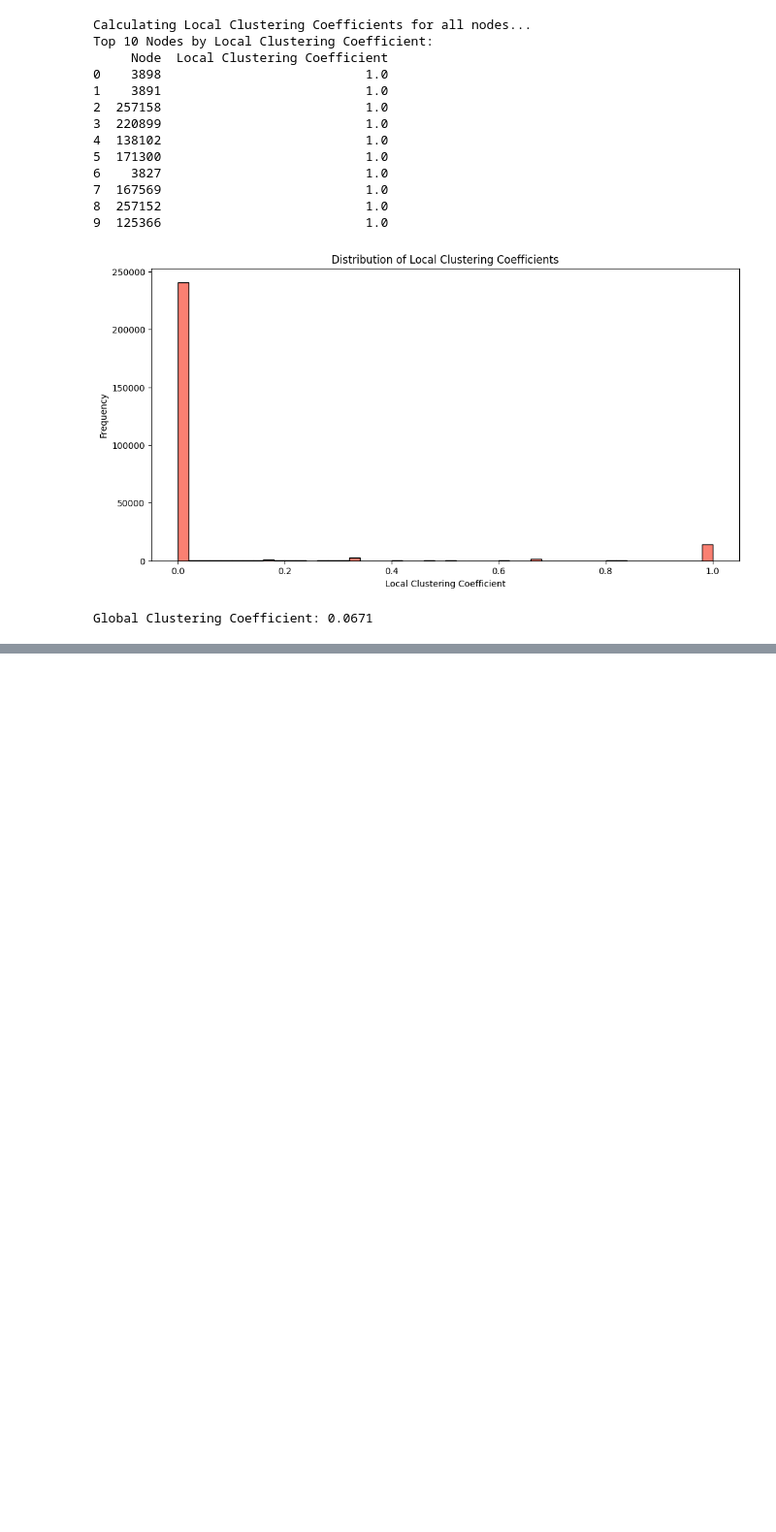
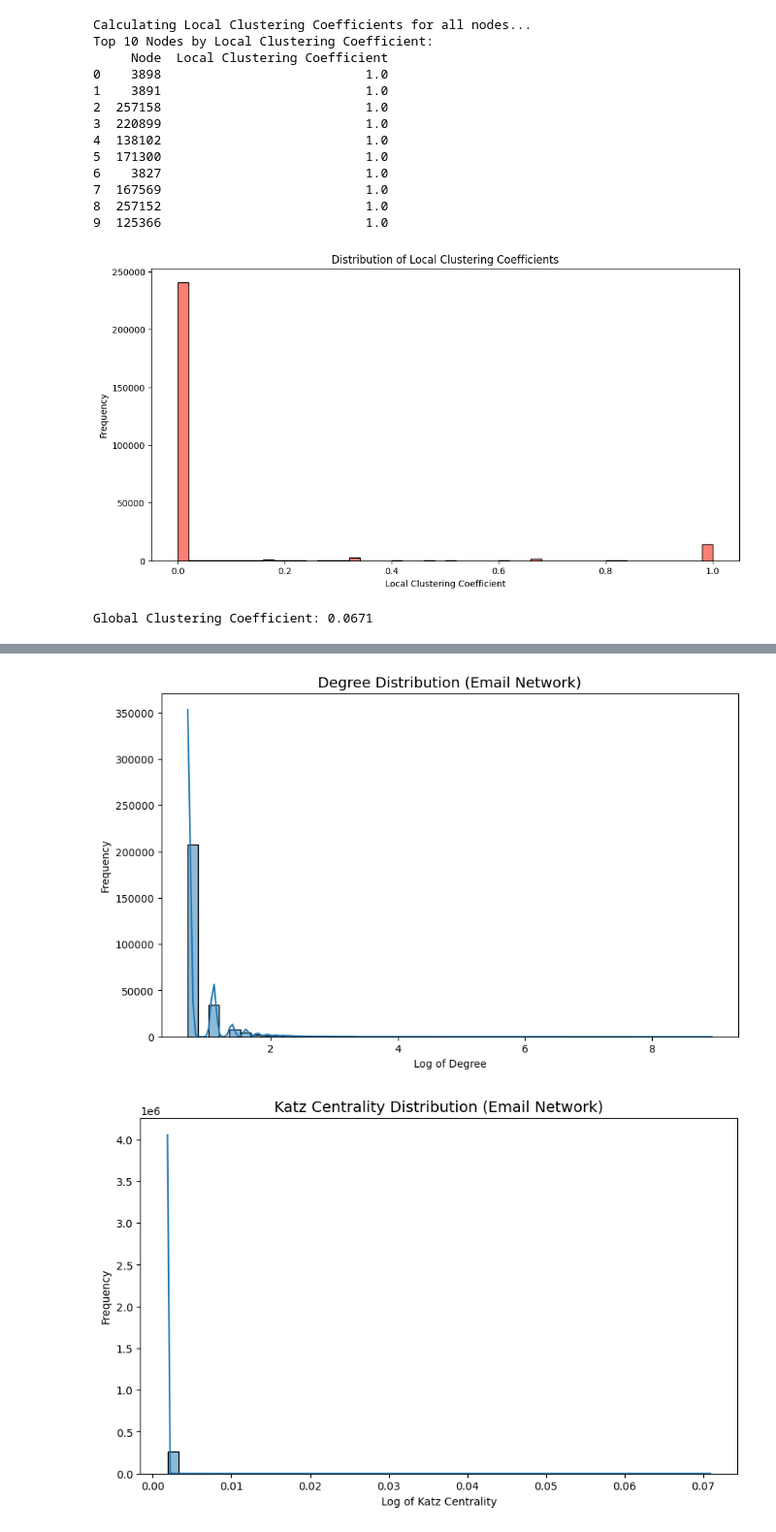
Before and after one commit to Zburgers/SNA-Project, a Jupyter notebook: SNA 1.ipynb, the cells around one changed output, grey strips where cells are left out. Shown at 97% size. Saved outputs shown, nothing was run; the diff lists cells and outputs as text; code cells hidden in the pictures; blank space fills up the shorter version.

```diff
--- a/SNA 1.ipynb
+++ b/SNA 1.ipynb
@@ -148,0 +332,72 @@ Global Clustering Coefficient: 0.0671
+# %%
+import pandas as pd
+import networkx as nx
+import matplotlib.pyplot as plt
+import seaborn as sns
+import numpy as np
+
+# Load datasets
+email_edges_path = "Email-EuAll.txt"
+
+# Read the email network file, skipping the header lines
+edges_df = pd.read_csv(email_edges_path, sep="\t", comment="#", header=None, names=["source", "target"])
+
+# Create a directed graph
+G = nx.DiGraph()
+G.add_edges_from(edges_df.values)
+
+# Compute Katz centrality and PageRank (optimized with max_iter)
+katz_centrality = nx.katz_centrality(G, alpha=0.005, beta=1.0, max_iter=500)
+page_rank = nx.pagerank(G, alpha=0.85, max_iter=500)
+
+# Store results in a DataFrame
+centrality_df = pd.DataFrame({
+    "id": list(katz_centrality.keys()),
+    "katz_centrality": list(katz_centrality.values()),
+    "page_rank": list(page_rank.values())
+})
+
+# Identify top nodes
+top_katz = centrality_df.nlargest(10, "katz_centrality")["id"].tolist()
+top_pagerank = centrality_df.nlargest(10, "page_rank")["id"].tolist()
+
+# Function to plot distributions
+def plot_distribution(values, title, xlabel):
+    log_values = np.log1p(values)  # Apply log transformation
+    plt.figure(figsize=(10, 6))
+    sns.histplot(log_values, bins=50, kde=True)
+    plt.title(title, fontsize=14)
+    plt.xlabel(f"Log of {xlabel}")
+    plt.ylabel("Frequency")
+    plt.show()
+
+
+# Compute degree distribution
+degrees = [G.degree(n) for n in G.nodes()]
+plot_distribution(degrees, "Degree Distribution (Email Network)", "Degree")
+
+# Compute Katz centrality distribution
+plot_distribution(list(katz_centrality.values()), "Katz Centrality Distribution (Email Network)", "Katz Centrality")
+
+# Compute PageRank distribution
+plot_distribution(list(page_rank.values()), "PageRank Distribution (Email Network)", "PageRank")
+
+# Visualization function for full network
+def plot_graph(G, highlight_nodes, title):
+    plt.figure(figsize=(12, 12))
+    pos = nx.spring_layout(G, seed=42, k=0.1, iterations=50)
+
+    nx.draw_networkx_edges(G, pos, alpha=0.5, width=0.8, edge_color="gray")
+    nx.draw_networkx_nodes(G, pos, node_size=10, alpha=0.7, node_color="blue")
+    nx.draw_networkx_nodes(G, pos, nodelist=[n for n in highlight_nodes if n in G], node_size=50, node_color="red")
+
+    plt.title(title, fontsize=14)
+    plt.show()
+
+# Generate network visualizations
+plot_graph(G, top_katz, "Katz Centrality - Email Network")
+plot_graph(G, top_pagerank, "PageRank - Email Network")
+plot_graph(G, set(top_katz + top_pagerank), "Email Network with Top Nodes")
+# %% [output]
+[figure, added]
+[figure, added]
```
Also changed, not shown: parts of 6 cells of this notebook, 2 other files.
